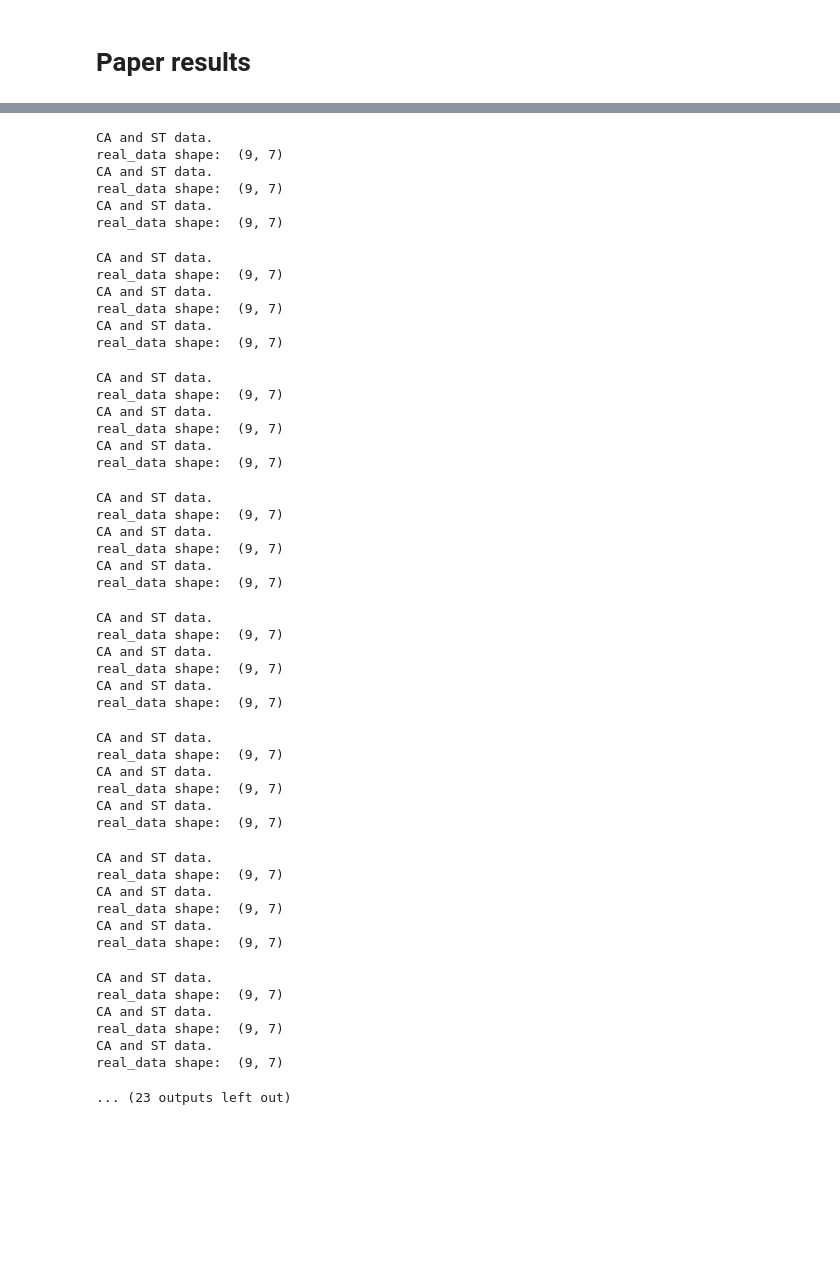
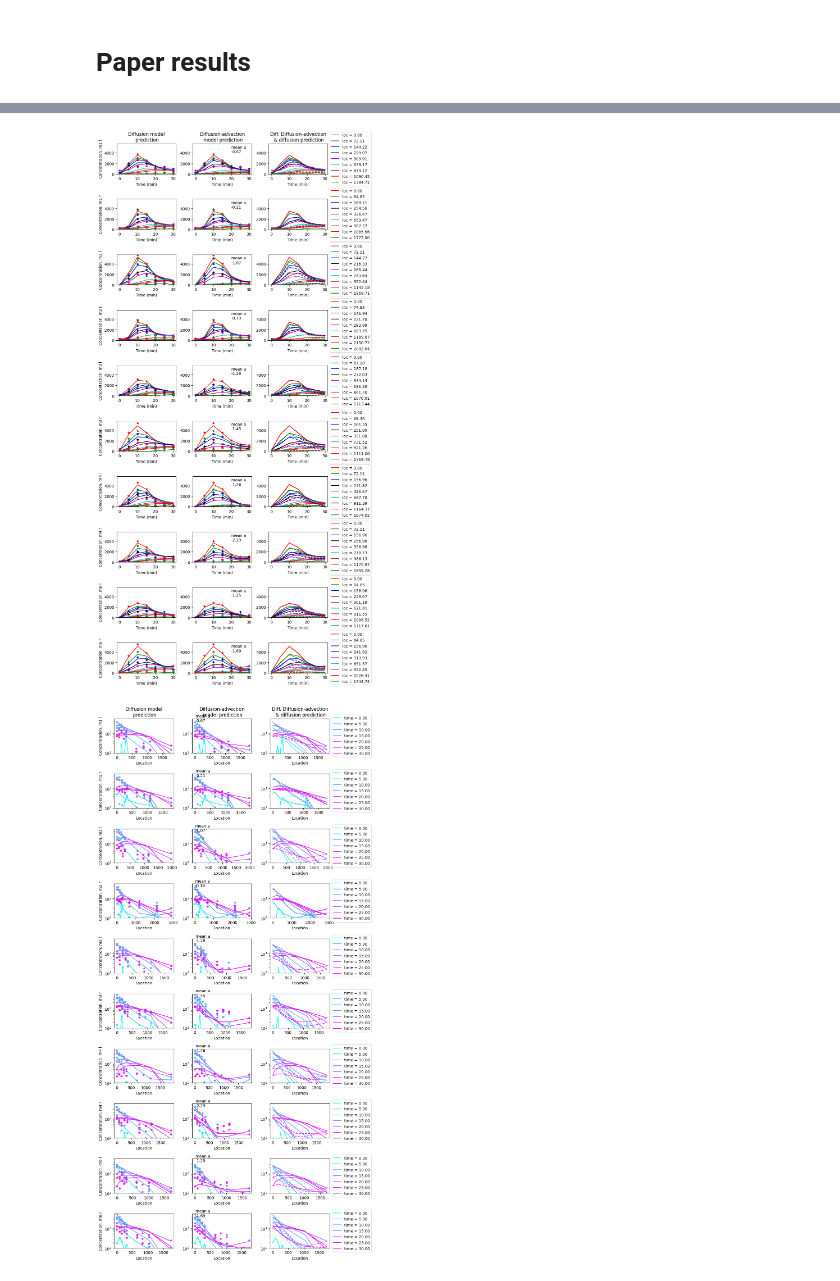
Before and after one commit to CUQI-DTU/Paper-Cochlear, a Jupyter notebook: code/paper_figures_v3_presentation.ipynb, the cells around one changed output, grey strips where cells are left out. Drawn from its saved outputs; the diff is of its cells as text; code cells hidden in the pictures; blank space fills up the shorter version.

Commit message:
move plotting methods to util file

```diff
--- a/code/paper_figures_v3_presentation.ipynb
+++ b/code/paper_figures_v3_presentation.ipynb
@@ -704,23 +14,8 @@ def plot_v3_fig2_II(data_diff_list, data_adv_list, data_diff_list_all, data_adv_
 # %%
 scenarios_dir = [
-    "/Users/amal/Documents/research_code/CUQI-DTU/Collab-BrainEfflux-Data/A_Considered_for_the_paper/results_dec1",
-    "/Users/amal/Documents/research_code/CUQI-DTU/Collab-BrainEfflux-Data/A_Considered_for_the_paper/results_nov30",
-    "/Users/amal/Documents/research_code/CUQI-DTU/Collab-BrainEfflux-Data/A_Considered_for_the_paper/results_nov30",
     "/Users/amal/Documents/research_code/CUQI-DTU/Collab-BrainEfflux-Data/A_Considered_for_the_paper/results_feb7"
     ]
 scenario_tags_list = [
-    ["paperV4CARealDiff_Gauess_gibbs_scale_all7",
-     "paperV4CARealAdvDiff_Gauess_gibbs_scale_all7",
-     "NUTSWithGibbs_constant_100.0_real_heterogeneous_2000_0.2_paperV4CARealDiff_Gauess_gibbs_scale_all7__0_5_0.1_fromDataClip",
-     "NUTSWithGibbs_constant_100.0_real_advection_diffusion_2000_0.2_paperV4CARealAdvDiff_Gauess_gibbs_scale_all7__0_5_0.1_fromDataClip"],
-    ["paperV4CARealDiff_Gauss4_gibbs_scale_all",
-     "paperV4CARealAdvDiff_Gauss4_gibbs_scale_all",
-     "NUTSWithGibbs_constant_100.0_real_heterogeneous_2000_0.2_paperV4CARealDiff_Gauss4_gibbs_scale_all__0_5_0.1_fromDataClip",
-     "NUTSWithGibbs_constant_100.0_real_advection_diffusion_2000_0.2_paperV4CARealAdvDiff_Gauss4_gibbs_scale_all__0_5_0.1_fromDataClip"],
-    ["paperV4CARealDiff_Gauss4_b_small_noise",
-     None,
-     "NUTS_constant_100.0_real_heterogeneous_2000_0.1_paperV4CARealDiff_Gauss4_b_small_noise__0_5_0.1_fromDataClip",
-     None],
     ["paperV4CARealDiff_Gauss4_gibbs_scale_all_repeat",
      "paperV4CARealAdvDiff_Gauss4_gibbs_scale_all_repeat",
      "NUTSWithGibbs_constant_100.0_real_heterogeneous_2000_0.2_paperV4CARealDiff_Gauss4_gibbs_scale_all_repeat__0_5_0.0_fromDataClip",
@@ -732,7 +27,7 @@ num_scenarios = len(scenarios_dir)
 figs_to_plot = [[1,2,3]]*num_scenarios
 physics = [['diffusion', 'advection-diffusion']]*num_scenarios
 
-i = 3
+i = 0
 animal_ear = [
     ('m3', 'l'),
     ('m3', 'r'),
@@ -743,8 +38,8 @@ all_animals_ears = []
 for animal in all_animals():
     for ear in all_ears():
         all_animals_ears.append((animal, ear))
-data_diff_list, data_adv_list = read_all_scenarios(scenarios_dir[i], scenario_tags_list[i], physics[i], animal_ear)
-data_diff_list_all, data_adv_list_all = read_all_scenarios(scenarios_dir[i], scenario_tags_list[i], physics[i], all_animals_ears)
+data_diff_list, data_adv_list = read_all_scenarios_2(scenarios_dir[i], scenario_tags_list[i], animal_ear)
+data_diff_list_all, data_adv_list_all = read_all_scenarios_2(scenarios_dir[i], scenario_tags_list[i], all_animals_ears)
 
 # create directory if it does not exist
 import os
@@ -861,18 +136,12 @@ figs_to_plot = [[1,2]]*num_scenarios
 physics = [['diffusion', 'advection-diffusion']]*num_scenarios
 
 i = 0
-#animal_ear = [
-#    ('m3', 'l'),
-#    ('m3', 'r'),
-#    ('m6', 'l'),
-#    ('m6', 'r')
-#    ]
 all_animals_ears = []
 for animal in all_animals():
     for ear in all_ears():
         all_animals_ears.append((animal, ear))
 animal_ear = all_animals_ears
-CAST_data_diff_list, CAST_data_adv_list = read_all_scenarios(CAST_scenarios_dir[i], CAST_scenario_tags_list[i], physics[i], animal_ear)
+CAST_data_diff_list, CAST_data_adv_list = read_all_scenarios_2(CAST_scenarios_dir[i], CAST_scenario_tags_list[i], animal_ear)
 #data_diff_list_all, data_adv_list_all = read_all_scenarios(scenarios_dir[i], scenario_tags_list[i], physics[i], all_animals_ears)
 
 # create directory if it does not exist
@@ -935,49 +190,2 @@ real_data shape:  (9, 7)
-CA and ST data.
-real_data shape:  (9, 7)
-CA and ST data.
-real_data shape:  (9, 7)
-CA and ST data.
-real_data shape:  (9, 7)
-CA and ST data.
-real_data shape:  (9, 7)
-CA and ST data.
-real_data shape:  (9, 7)
-CA and ST data.
-real_data shape:  (9, 7)
-CA and ST data.
-real_data shape:  (9, 7)
-CA and ST data.
-real_data shape:  (9, 7)
-CA and ST data.
-real_data shape:  (9, 7)
-CA and ST data.
-real_data shape:  (9, 7)
-CA and ST data.
-real_data shape:  (9, 7)
-CA and ST data.
-real_data shape:  (9, 7)
-CA and ST data.
-real_data shape:  (9, 7)
-CA and ST data.
-real_data shape:  (9, 7)
-CA and ST data.
-real_data shape:  (9, 7)
-CA and ST data.
-real_data shape:  (9, 7)
-CA and ST data.
-real_data shape:  (9, 7)
-CA and ST data.
-real_data shape:  (9, 7)
-CA and ST data.
-real_data shape:  (9, 7)
-CA and ST data.
-real_data shape:  (9, 7)
-CA and ST data.
-real_data shape:  (9, 7)
-CA and ST data.
-real_data shape:  (9, 7)
-CA and ST data.
-real_data shape:  (9, 7)
-CA and ST data.
-real_data shape:  (9, 7)
-... (23 outputs left out)
+[figure, added]
+[figure, added]
```
Also changed, not shown: parts of 7 cells of this notebook.
